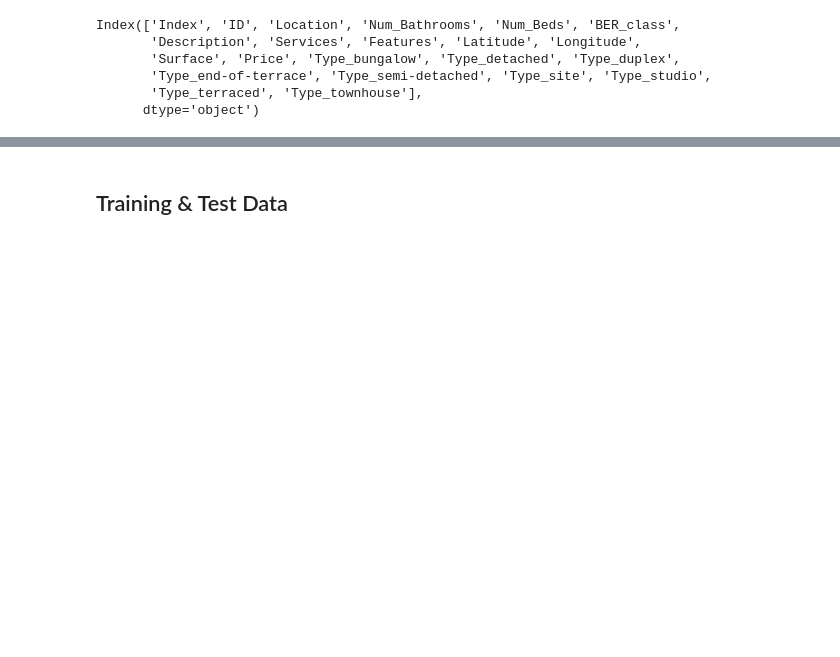
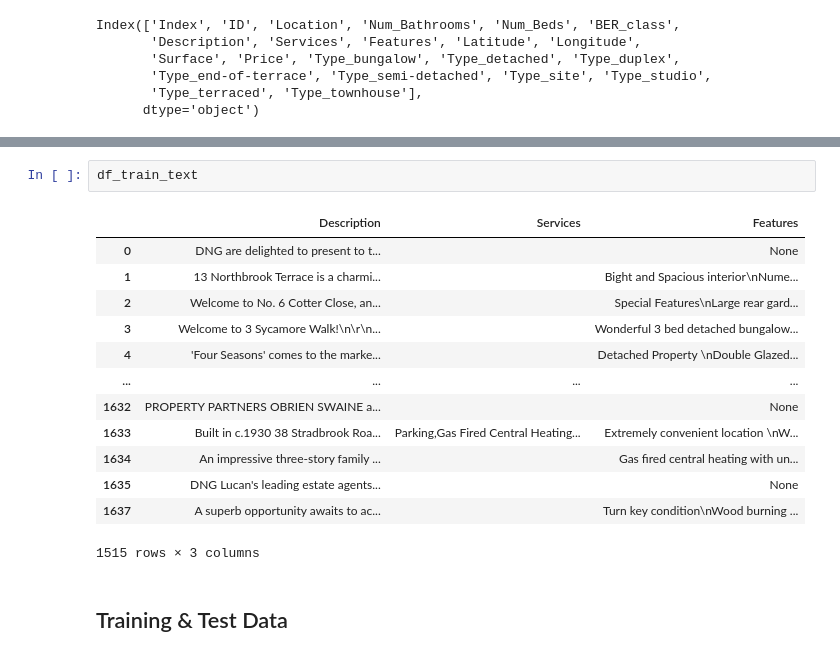
Before and after one commit to barrytl/ET5003_SEM1_2021-2, a Jupyter notebook: Week-5/ET5003_KaggleCompetition.ipynb, the cells around one changed output, grey strips where cells are left out. Saved outputs shown, nothing was run; the diff lists cells and outputs as text; blank space fills up the shorter version.

```diff
--- a/Week-5/ET5003_KaggleCompetition.ipynb
+++ b/Week-5/ET5003_KaggleCompetition.ipynb
@@ -364,3 +415,19 @@ df_train.head()
+# %%
+df_train_text
+# %% [output]
+|  | Description | Services | Features |
+| 0 | DNG are delighted to present to t... |  | None |
+| 1 | 13 Northbrook Terrace is a charmi... |  | Bight and Spacious interior\nNume... |
+| 2 | Welcome to No. 6 Cotter Close, an... |  | Special Features\nLarge rear gard... |
+| 3 | Welcome to 3 Sycamore Walk!\n\r\n... |  | Wonderful 3 bed detached bungalow... |
+| 4 | 'Four Seasons' comes to the marke... |  | Detached Property \nDouble Glazed... |
+| ... | ... | ... | ... |
+| 1632 | PROPERTY PARTNERS OBRIEN SWAINE a... |  | None |
+| 1633 | Built in c.1930 38 Stradbrook Roa... | Parking,Gas Fired Central Heating... | Extremely convenient location \nW... |
+| 1634 | An impressive three-story family ... |  | Gas fired central heating with un... |
+| 1635 | DNG Lucan's leading estate agents... |  | None |
+| 1637 | A superb opportunity awaits to ac... |  | Turn key condition\nWood burning ... |
+1515 rows × 3 columns
 # %% [markdown]
 ## Training & Test Data
 # %%
```
Also changed, not shown: parts of 13 cells of this notebook.
